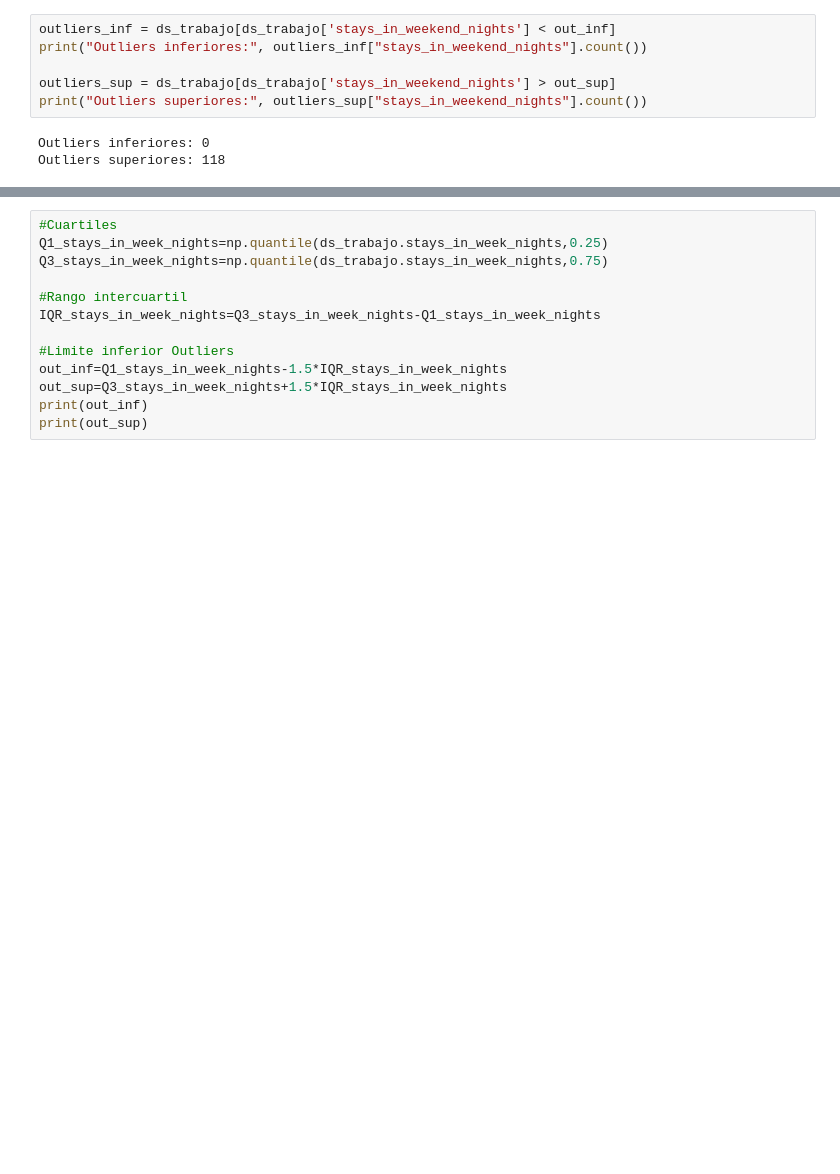
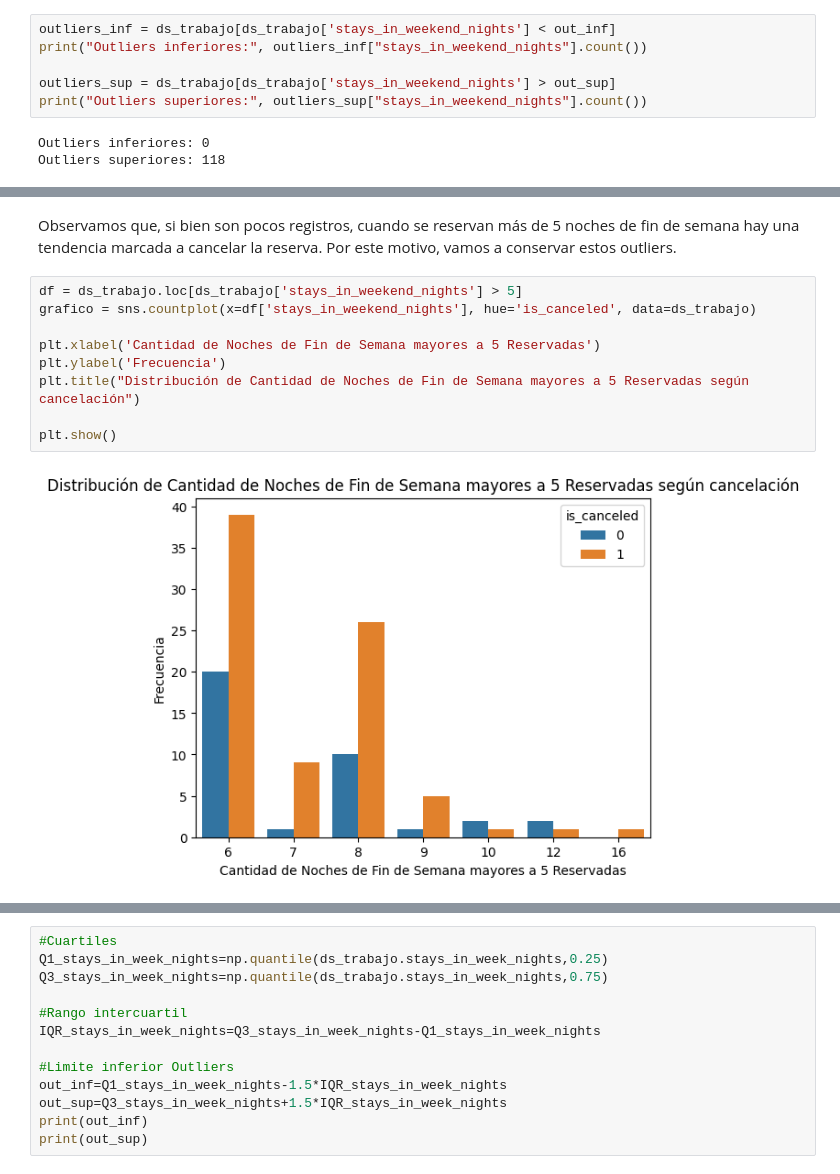
Before and after one commit to mrinkspot/Data-Science-and-Machine-Learning-Projects, a Jupyter notebook: notebook_2.ipynb, the cells around one changed output, grey strips where cells are left out. Saved outputs shown, nothing was run; the diff lists cells and outputs as text; blank space fills up the shorter version.

```diff
--- a/notebook_2.ipynb
+++ b/notebook_2.ipynb
@@ -238,0 +243,13 @@ Para `stays_in_week_nights`
+# %% [markdown]
+Observamos que, si bien son pocos registros, cuando se reservan más de 5 noches de fin de semana hay una tendencia marcada a cancelar la reserva. Por este motivo, vamos a conservar estos outliers.
+# %%
+df = ds_trabajo.loc[ds_trabajo['stays_in_weekend_nights'] > 5]
+grafico = sns.countplot(x=df['stays_in_weekend_nights'], hue='is_canceled', data=ds_trabajo)
+
+plt.xlabel('Cantidad de Noches de Fin de Semana mayores a 5 Reservadas')
+plt.ylabel('Frecuencia')
+plt.title("Distribución de Cantidad de Noches de Fin de Semana mayores a 5 Reservadas según cancelación")
+
+plt.show()
+# %% [output]
+[figure, added]
```
Also changed, not shown: parts of 34 cells of this notebook, 1 other file.
